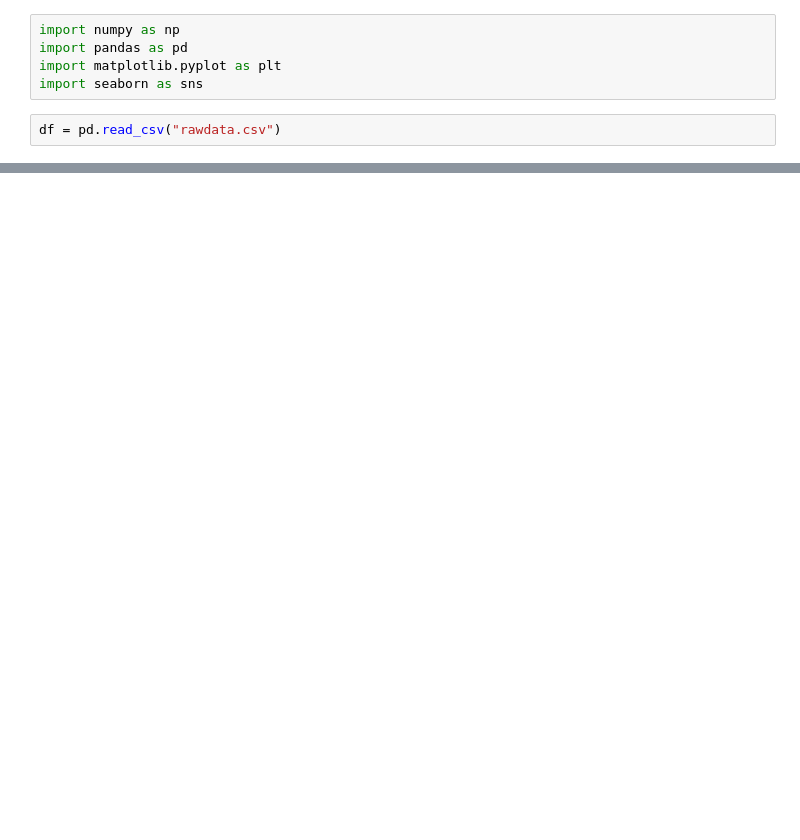
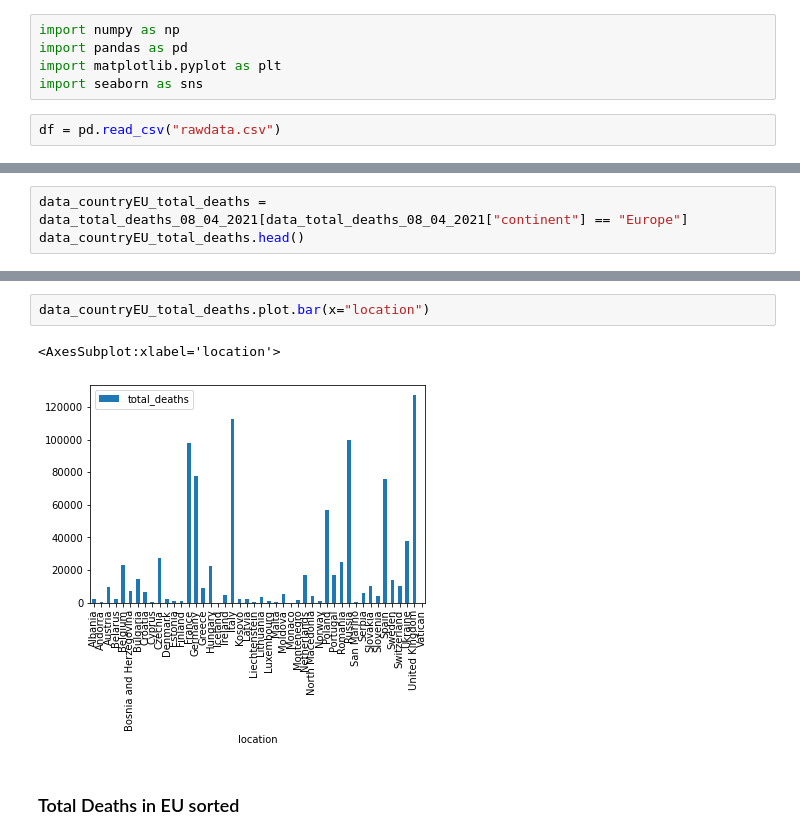
Before and after one commit to Blitzbert/Covid19, a Jupyter notebook: Correlation_total_deaths_smoking.ipynb, the cells around one changed output, grey strips where cells are left out. Drawn from its saved outputs; the diff is of its cells as text; blank space fills up the shorter version.

```diff
--- a/Correlation_total_deaths_smoking.ipynb
+++ b/Correlation_total_deaths_smoking.ipynb
@@ -143,0 +67,3 @@ data_by_country.head()
+# %%
+data_countryEU_total_deaths = data_total_deaths_08_04_2021[data_total_deaths_08_04_2021["continent"] == "Europe"]
+data_countryEU_total_deaths.head()
@@ -143,0 +77,7 @@ data_by_country.head()
+# %%
+data_countryEU_total_deaths.plot.bar(x="location")
+# %% [output]
+<AxesSubplot:xlabel='location'>
+[figure, added]
+# %% [markdown]
+### Total Deaths in EU sorted
```
Also changed, not shown: parts of 57 cells of this notebook, 2 other files.
